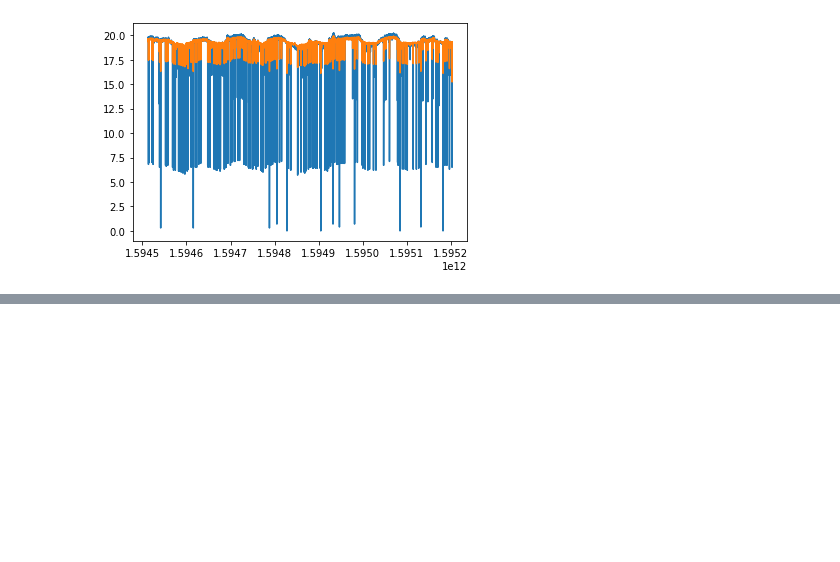
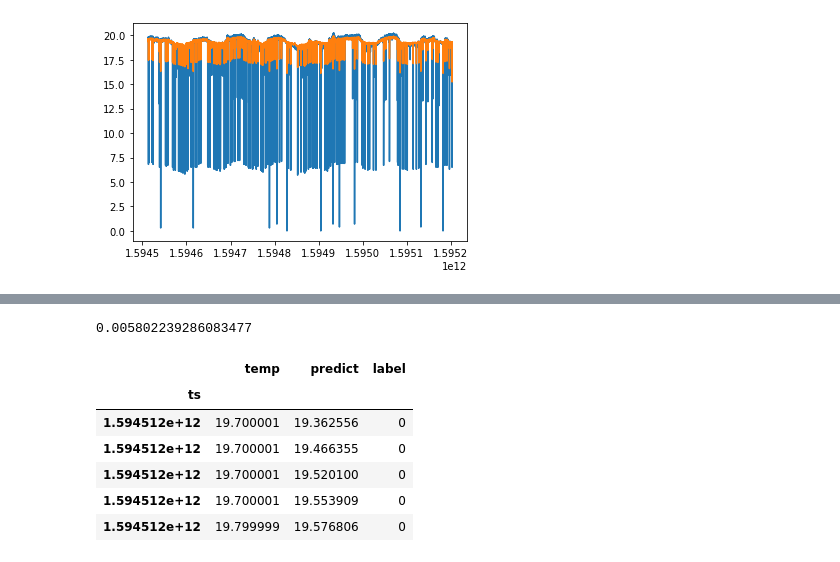
Before and after one commit to GStarP/cloud-analysis, a Jupyter notebook: research/abnormal_detect.ipynb, the cells around one changed output, grey strips where cells are left out. Saved outputs shown, nothing was run; the diff lists cells and outputs as text; code cells hidden in the pictures; blank space fills up the shorter version.

```diff
--- a/research/abnormal_detect.ipynb
+++ b/research/abnormal_detect.ipynb
@@ -150,0 +199,13 @@ plt.plot(temp_ts_predict)
+# %%
+# label=0 均值偏差最小, 认为“可信”
+print(abs(temp_ts_df[temp_ts_df['label'] == 0]['temp'].mean() - temp_ts_df[temp_ts_df['label'] == 0]['predict'].mean()))
+temp_ts_df[temp_ts_df['label'] == 0].head()
+# %% [output]
+0.005802239286083477
+|  | temp | predict | label |
+| ts |  |  |  |
+| 1.594512e+12 | 19.700001 | 19.362556 | 0 |
+| 1.594512e+12 | 19.700001 | 19.466355 | 0 |
+| 1.594512e+12 | 19.700001 | 19.520100 | 0 |
+| 1.594512e+12 | 19.700001 | 19.553909 | 0 |
+| 1.594512e+12 | 19.799999 | 19.576806 | 0 |
```
Also changed, not shown: parts of 13 cells of this notebook.
